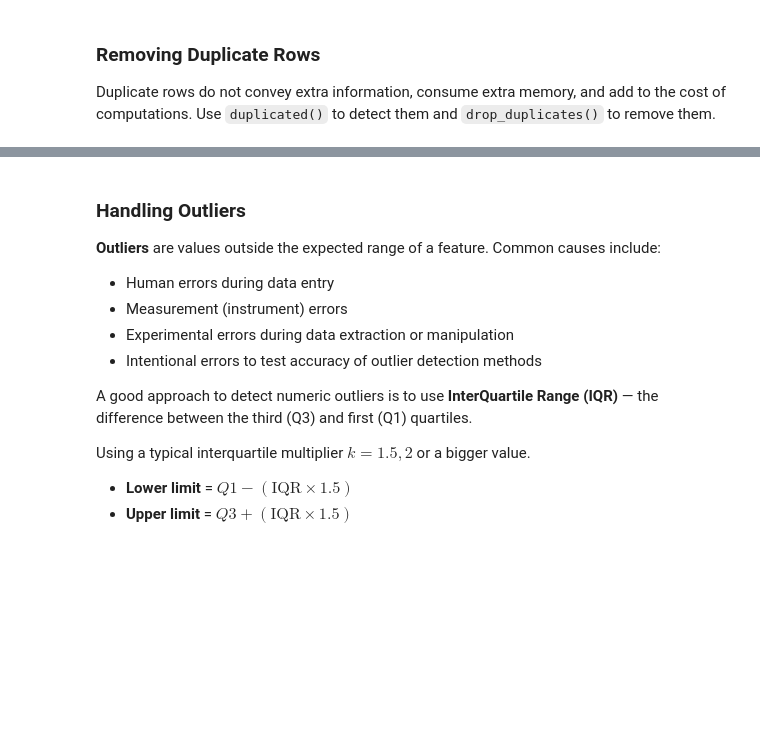
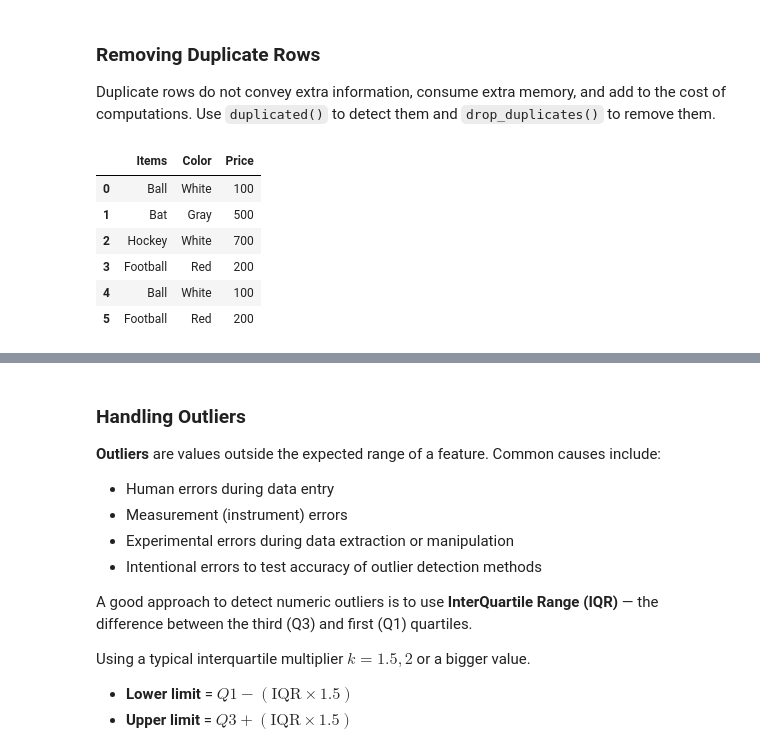
Before and after one commit to wasimnawaz1/programming_4_AI, a Jupyter notebook: Programming_for_AI,_Lectures_(Week_5-8)_Pandas.ipynb, the cells around one changed output, grey strips where cells are left out. Saved outputs shown, nothing was run; the diff lists cells and outputs as text; code cells hidden in the pictures; blank space fills up the shorter version.

```diff
--- a/Programming_for_AI,_Lectures_(Week_5-8)_Pandas.ipynb
+++ b/Programming_for_AI,_Lectures_(Week_5-8)_Pandas.ipynb
@@ -624,10 +643,18 @@ myframe5.drop(1)
 
 Duplicate rows do not convey extra information, consume extra memory, and add to the cost of computations. Use `duplicated()` to detect them and `drop_duplicates()` to remove them.
 # %%
-item_frame = pd.DataFrame({'Items': ['Ball','Bat','Hockey','Football','Ball'],
-    'Color': ['White','Gray','White','Red','White'],
-    'Price': [100,500,700,200,100]})
+item_frame = pd.DataFrame({'Items': ['Ball','Bat','Hockey','Football','Ball', 'Football'],
+    'Color': ['White','Gray','White','Red','White', 'Red'],
+    'Price': [100, 500, 700, 200, 100, 200]})
 item_frame
+# %% [output]
+|  | Items | Color | Price |
+| 0 | Ball | White | 100 |
+| 1 | Bat | Gray | 500 |
+| 2 | Hockey | White | 700 |
+| 3 | Football | Red | 200 |
+| 4 | Ball | White | 100 |
+| 5 | Football | Red | 200 |
 # %%
 # Detect duplicate rows
 item_frame.duplicated()
```
Also changed, not shown: parts of 56 cells of this notebook.
